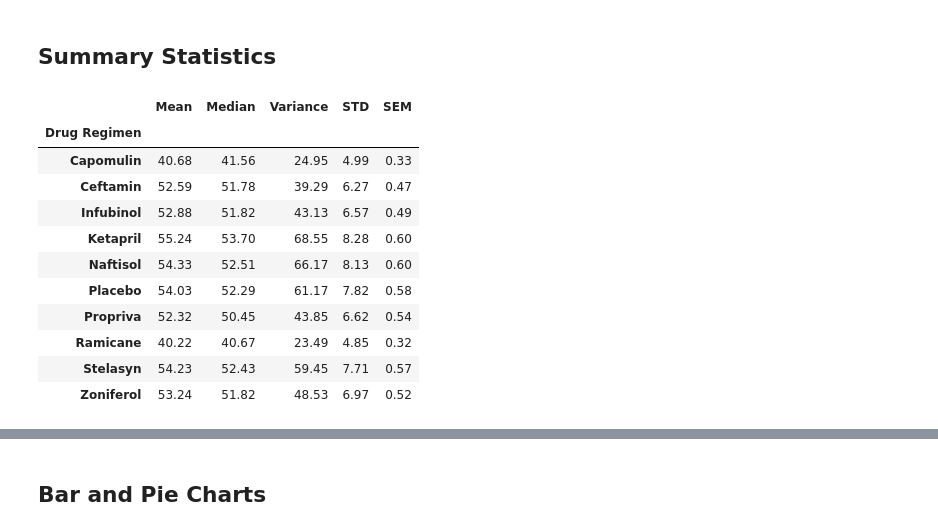
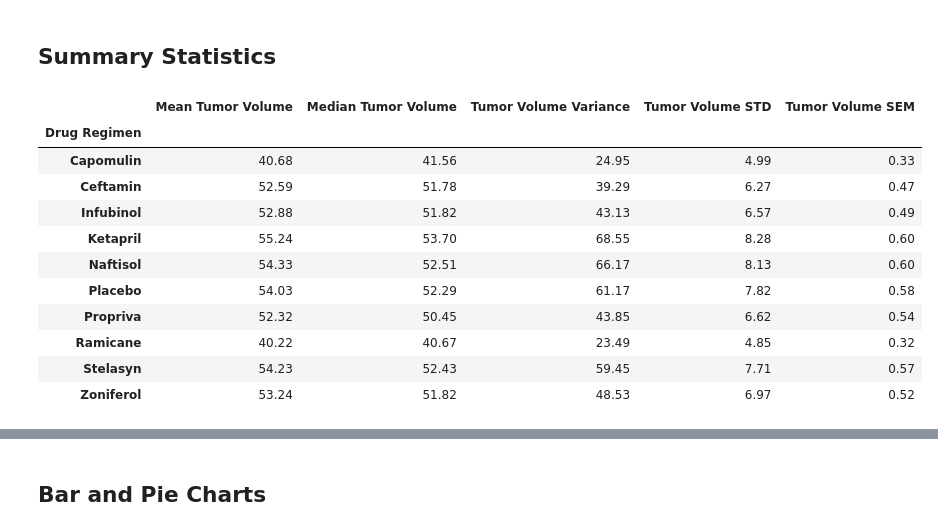
Before and after one commit to Jesskhunter/Matplotlib-Challenge, a Jupyter notebook: Pymaceuticals/pymaceuticals_starter.ipynb, the cells around one changed output, grey strips where cells are left out. Drawn from its saved outputs; the diff is of its cells as text; code cells hidden in the pictures.

```diff
--- a/Pymaceuticals/pymaceuticals_starter.ipynb
+++ b/Pymaceuticals/pymaceuticals_starter.ipynb
@@ -134,31 +134,31 @@ clean_mice
 # %%
 # Use groupby and summary statistical methods to calculate the following properties of each drug regimen:
 # mean, median, variance, standard deviation, and SEM of the tumor volume
 
 drug_regimen_mean = clean_mice_df.groupby(["Drug Regimen"]).mean()["Tumor Volume (mm3)"]
 drug_regimen_median = clean_mice_df.groupby(["Drug Regimen"]).median()["Tumor Volume (mm3)"]
 drug_regimen_variance = clean_mice_df.groupby(["Drug Regimen"]).var()["Tumor Volume (mm3)"]
 drug_regimen_std = clean_mice_df.groupby(["Drug Regimen"]).std()["Tumor Volume (mm3)"]
 drug_regimen_sem = clean_mice_df.groupby(["Drug Regimen"]).sem()["Tumor Volume (mm3)"]
 
 # Assemble the resulting series into a single summary dataframe
-drug_regimen_stats = pd.DataFrame({"Mean": drug_regimen_mean,
-                                   "Median": drug_regimen_median,
-                                   "Variance": drug_regimen_variance,
-                                   "STD": drug_regimen_std,
-                                   "SEM": drug_regimen_sem})
+drug_regimen_stats = pd.DataFrame({"Mean Tumor Volume": drug_regimen_mean,
+                                   "Median Tumor Volume": drug_regimen_median,
+                                   "Tumor Volume Variance": drug_regimen_variance,
+                                   "Tumor Volume STD": drug_regimen_std,
+                                   "Tumor Volume SEM": drug_regimen_sem})
 
 # Clean and format data
-drug_regimen_stats["Mean"] = drug_regimen_stats["Mean"].map("{:,.2f}".format)
-drug_regimen_stats["Median"] = drug_regimen_stats["Median"].map("{:,.2f}".format)
-drug_regimen_stats["Variance"] = drug_regimen_stats["Variance"].map("{:,.2f}".format)
-drug_regimen_stats["STD"] = drug_regimen_stats["STD"].map("{:,.2f}".format)
-drug_regimen_stats["SEM"] = drug_regimen_stats["SEM"].map("{:,.2f}".format)
+drug_regimen_stats["Mean Tumor Volume"] = drug_regimen_stats["Mean Tumor Volume"].map("{:,.2f}".format)
+drug_regimen_stats["Median Tumor Volume"] = drug_regimen_stats["Median Tumor Volume"].map("{:,.2f}".format)
+drug_regimen_stats["Tumor Volume Variance"] = drug_regimen_stats["Tumor Volume Variance"].map("{:,.2f}".format)
+drug_regimen_stats["Tumor Volume STD"] = drug_regimen_stats["Tumor Volume STD"].map("{:,.2f}".format)
+drug_regimen_stats["Tumor Volume SEM"] = drug_regimen_stats["Tumor Volume SEM"].map("{:,.2f}".format)
 
 # Display drug regimen dataframe
 drug_regimen_stats
 # %% [output]
-|  | Mean | Median | Variance | STD | SEM |
+|  | Mean Tumor Volume | Median Tumor Volume | Tumor Volume Variance | Tumor Volume STD | Tumor Volume SEM |
 | Drug Regimen |  |  |  |  |  |
 | Capomulin | 40.68 | 41.56 | 24.95 | 4.99 | 0.33 |
 | Ceftamin | 52.59 | 51.78 | 39.29 | 6.27 | 0.47 |
```
Also changed, not shown: parts of 2 cells of this notebook.
